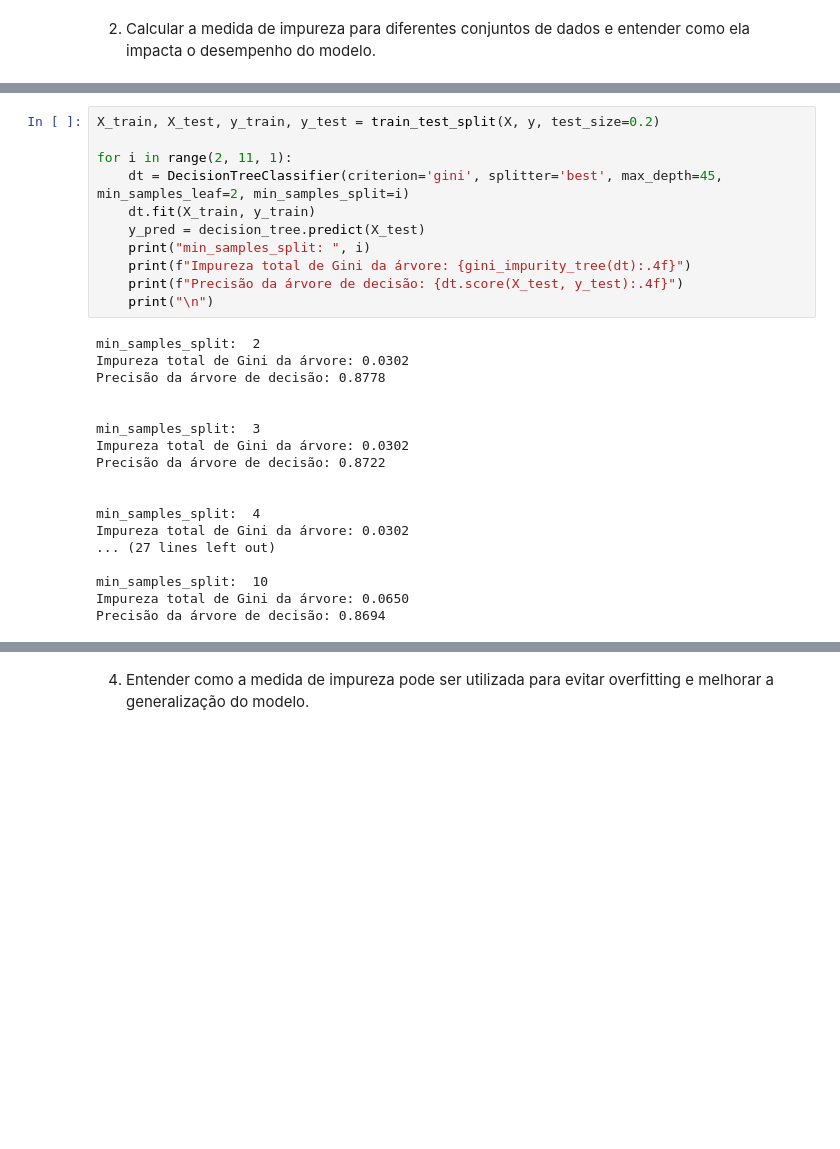
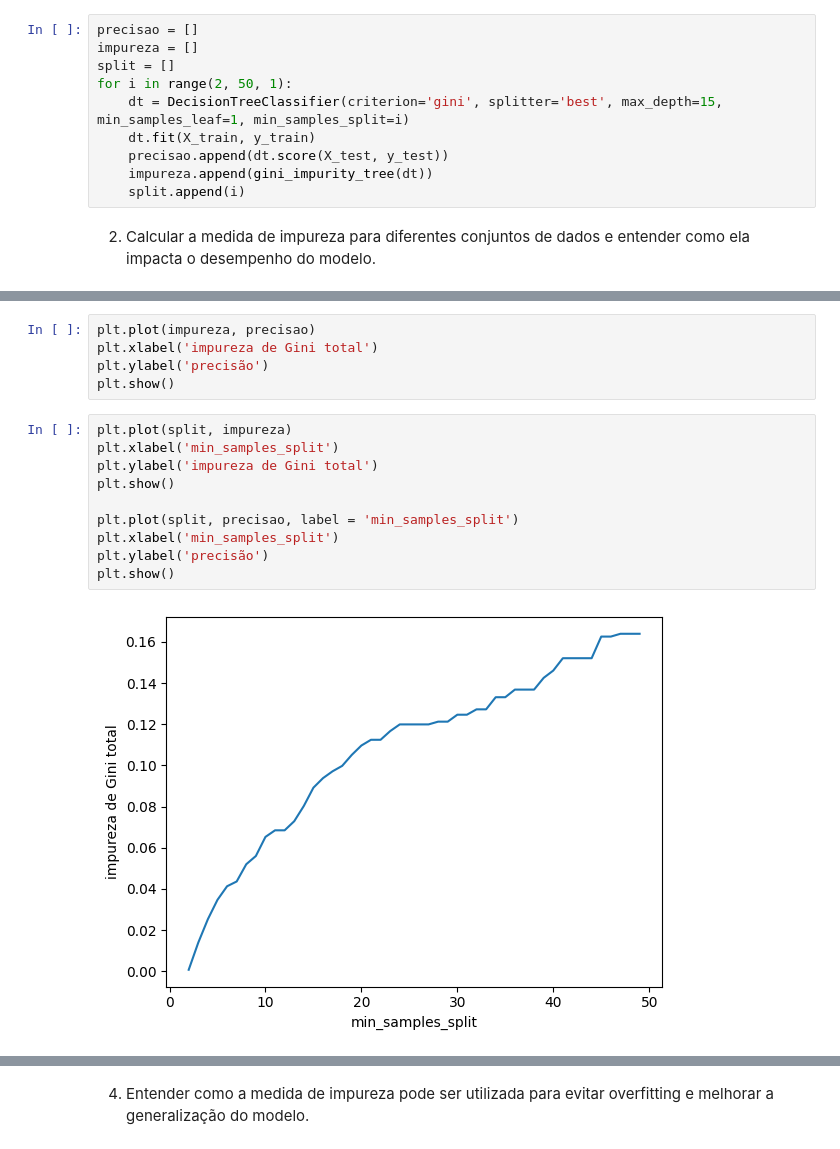
Before and after one commit to hideosahara/mba-deeplearning-iad-006-2024-public, a Jupyter notebook: training_notebook.ipynb, the cells around one changed output, grey strips where cells are left out. Cells and saved outputs as stored; diff of their text form; blank space fills up the shorter version.

```diff
--- a/training_notebook.ipynb
+++ b/training_notebook.ipynb
@@ -131,2 +190,12 @@ plt.show()
+# %%
+precisao = []
+impureza = []
+split = []
+for i in range(2, 50, 1):
+    dt = DecisionTreeClassifier(criterion='gini', splitter='best', max_depth=15, min_samples_leaf=1, min_samples_split=i)
+    dt.fit(X_train, y_train)
+    precisao.append(dt.score(X_test, y_test))
+    impureza.append(gini_impurity_tree(dt))
+    split.append(i)
 # %% [markdown]
 2. Calcular a medida de impureza para diferentes conjuntos de dados e entender como ela impacta o desempenho do modelo.
@@ -185,29 +202,17 @@ Precisão da árvore de decisão: 0.8861
-# %%
-X_train, X_test, y_train, y_test = train_test_split(X, y, test_size=0.2)
-
-for i in range(2, 11, 1):
-    dt = DecisionTreeClassifier(criterion='gini', splitter='best', max_depth=45, min_samples_leaf=2, min_samples_split=i)
-    dt.fit(X_train, y_train)
-    y_pred = decision_tree.predict(X_test)
-    print("min_samples_split: ", i)
-    print(f"Impureza total de Gini da árvore: {gini_impurity_tree(dt):.4f}")
-    print(f"Precisão da árvore de decisão: {dt.score(X_test, y_test):.4f}")
-    print("\n")
-# %% [output]
-min_samples_split:  2
-Impureza total de Gini da árvore: 0.0302
-Precisão da árvore de decisão: 0.8778
-
-
-min_samples_split:  3
-Impureza total de Gini da árvore: 0.0302
-Precisão da árvore de decisão: 0.8722
-
-
-min_samples_split:  4
-Impureza total de Gini da árvore: 0.0302
-... (27 lines left out)
-
-min_samples_split:  10
-Impureza total de Gini da árvore: 0.0650
-Precisão da árvore de decisão: 0.8694
+# %%
+plt.plot(impureza, precisao)
+plt.xlabel('impureza de Gini total')
+plt.ylabel('precisão')
+plt.show()
+# %%
+plt.plot(split, impureza)
+plt.xlabel('min_samples_split')
+plt.ylabel('impureza de Gini total')
+plt.show()
+
+plt.plot(split, precisao, label = 'min_samples_split')
+plt.xlabel('min_samples_split')
+plt.ylabel('precisão')
+plt.show()
+# %% [output]
+[figure, added]
```
Also changed, not shown: parts of 28 cells of this notebook, 4 other files.
